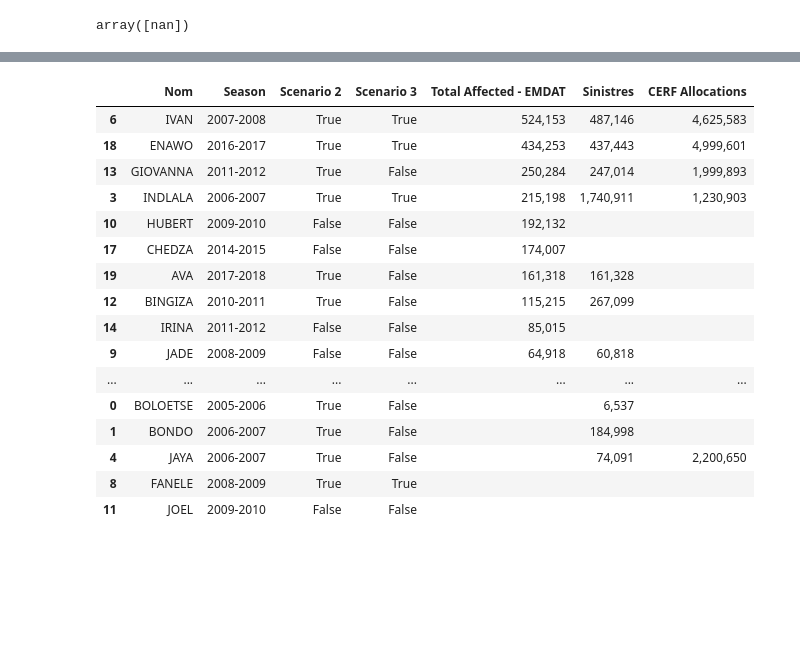
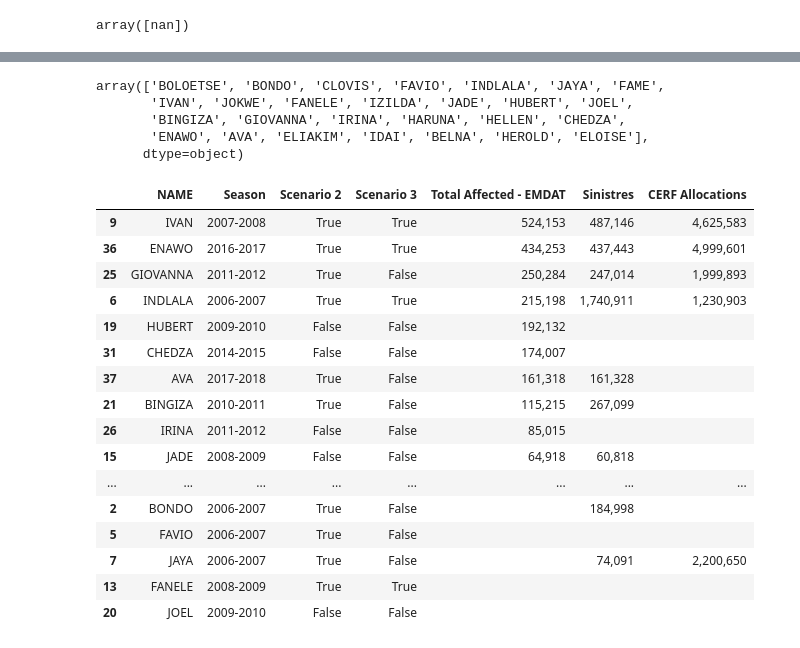
Before and after one commit to OCHA-DAP/ds-aa-mdg-storms, a Jupyter notebook: analysis/01.4_historical_testing_scenarios_ibtracs.ipynb, the cells around one changed output, grey strips where cells are left out. Cells and saved outputs as stored; diff of their text form; code cells hidden in the pictures; blank space fills up the shorter version.

```diff
--- a/analysis/01.4_historical_testing_scenarios_ibtracs.ipynb
+++ b/analysis/01.4_historical_testing_scenarios_ibtracs.ipynb
@@ -78,0 +90,8 @@ gdf_points_sel_2006 = gdf_points_sel_[gdf_points_sel_["year"] >= 2006]
+# %%
+gdf_points_sel_nobuff = gpd.sjoin(
+    gdf_points, gdf_adm0, how="inner", predicate="intersects"
+)
+gdf_points_sel_nobuff = gdf_points_sel_nobuff.sort_values("ISO_TIME")
+gdf_points_sel_2006_nobuff = gdf_points_sel_nobuff[
+    gdf_points_sel_nobuff["year"] >= 2006
+]
@@ -98,3 +139,11 @@ scenario3_storms = gdf_points_sel_2006[gdf_points_sel_2006["REU_WIND"] >= 90][
+# %%
+# Scenario 2.5
+scenario2_point_5_storms = np.union1d(
+    gdf_points_sel_2006_nobuff[gdf_points_sel_2006_nobuff["REU_WIND"] >= 64][
+        "NAME"
+    ].unique(),
+    scenario3_storms,
+)
 # %%
 cerf_emdat_df.columns
 # %% [output]
@@ -122,8 +199,9 @@ gdf_points_sel_2006.loc[:, "Season"] = gdf_points_sel_2006.apply(
 # %%
 # adding year and season to output
-cerf_emdat_df = cerf_emdat_df.merge(
+cerf_emdat_df = cerf_emdat.merge(
     gdf_points_sel_2006[["NAME", "Year", "Season"]].drop_duplicates(),
     left_on="Nom",
     right_on="NAME",
-    how="left",
+    how="right",
 )
+cerf_emdat_df["NAME"].unique()
@@ -130,18 +218,29 @@ cerf_emdat_df = cerf_emdat_df.merge(
+# %%
+cyclones_since_2006
+# %% [output]
+array(['BOLOETSE', 'BONDO', 'CLOVIS', 'FAVIO', 'INDLALA', 'JAYA', 'FAME',
+       'IVAN', 'JOKWE', 'FANELE', 'IZILDA', 'JADE', 'HUBERT', 'JOEL',
+       'BINGIZA', 'GIOVANNA', 'IRINA', 'HARUNA', 'HELLEN', 'CHEDZA',
+       'ENAWO', 'AVA', 'ELIAKIM', 'IDAI', 'BELNA', 'HEROLD', 'ELOISE'],
+      dtype=object)
 # %%
-cerf_emdat_df = cerf_emdat_df[cerf_emdat_df["Nom"].isin(cyclones_since_2006)]
+cerf_emdat_df = cerf_emdat_df[cerf_emdat_df["NAME"].isin(cyclones_since_2006)]
 # %%
 cerf_emdat_df["Scenario 2"] = [
-    storm in scenario2_storms for storm in cerf_emdat_df["Nom"]
+    storm in scenario2_storms for storm in cerf_emdat_df["NAME"]
 ]
 cerf_emdat_df["Scenario 3"] = [
-    storm in scenario3_storms for storm in cerf_emdat_df["Nom"]
+    storm in scenario3_storms for storm in cerf_emdat_df["NAME"]
 ]
-
+cerf_emdat_df["Scenario 2.5"] = [
+    storm in scenario2_point_5_storms for storm in cerf_emdat_df["Nom"]
+]
 df = cerf_emdat_df[
     [
-        "Nom",
+        "NAME",
         "Season",
         "Scenario 2",
+        # "Scenario 2.5",
         "Scenario 3",
         "Total Affected - EMDAT",
         "Sinistres",
@@ -184,47 +283,48 @@ styled_df = (
         highlight_true,
         subset=[
             "Scenario 2",
+            # "Scenario 2.5",
             "Scenario 3",
         ],
     )
     .map(color_bar_affected, subset=["Total Affected - EMDAT"])
     .map(color_bar_sinistres, subset=["Sinistres"])
     .map(color_bar_cerf, subset=["CERF Allocations"])
     .format(
         {
             "Total Affected - EMDAT": lambda x: (
                 f"{int(x):,}" if pd.notna(x) else ""
             ),  # Format with commas, no decimals, NaN as blank
             "Sinistres": lambda x: (
                 f"{int(x):,}" if pd.notna(x) else ""
             ),  # Format with commas, no decimals, NaN as blank
             "CERF Allocations": lambda x: (
                 f"{int(x):,}" if pd.notna(x) else ""
             ),  # Format with commas, no decimals, NaN as blank
         }
     )
     .set_table_styles(
         {"": [{"selector": "table", "props": "background-color: white;"}]}
     )
 )
 
 # Display the styled DataFrame
 styled_df
 # %% [output]
-|  | Nom | Season | Scenario 2 | Scenario 3 | Total Affected - EMDAT | Sinistres | CERF Allocations |
-| 6 | IVAN | 2007-2008 | True | True | 524,153 | 487,146 | 4,625,583 |
-| 18 | ENAWO | 2016-2017 | True | True | 434,253 | 437,443 | 4,999,601 |
-| 13 | GIOVANNA | 2011-2012 | True | False | 250,284 | 247,014 | 1,999,893 |
-| 3 | INDLALA | 2006-2007 | True | True | 215,198 | 1,740,911 | 1,230,903 |
-| 10 | HUBERT | 2009-2010 | False | False | 192,132 |  |  |
-| 17 | CHEDZA | 2014-2015 | False | False | 174,007 |  |  |
-| 19 | AVA | 2017-2018 | True | False | 161,318 | 161,328 |  |
-| 12 | BINGIZA | 2010-2011 | True | False | 115,215 | 267,099 |  |
-| 14 | IRINA | 2011-2012 | False | False | 85,015 |  |  |
-| 9 | JADE | 2008-2009 | False | False | 64,918 | 60,818 |  |
+|  | NAME | Season | Scenario 2 | Scenario 3 | Total Affected - EMDAT | Sinistres | CERF Allocations |
+| 9 | IVAN | 2007-2008 | True | True | 524,153 | 487,146 | 4,625,583 |
+| 36 | ENAWO | 2016-2017 | True | True | 434,253 | 437,443 | 4,999,601 |
+| 25 | GIOVANNA | 2011-2012 | True | False | 250,284 | 247,014 | 1,999,893 |
+| 6 | INDLALA | 2006-2007 | True | True | 215,198 | 1,740,911 | 1,230,903 |
+| 19 | HUBERT | 2009-2010 | False | False | 192,132 |  |  |
+| 31 | CHEDZA | 2014-2015 | False | False | 174,007 |  |  |
+| 37 | AVA | 2017-2018 | True | False | 161,318 | 161,328 |  |
+| 21 | BINGIZA | 2010-2011 | True | False | 115,215 | 267,099 |  |
+| 26 | IRINA | 2011-2012 | False | False | 85,015 |  |  |
+| 15 | JADE | 2008-2009 | False | False | 64,918 | 60,818 |  |
 | ... | ... | ... | ... | ... | ... | ... | ... |
-| 0 | BOLOETSE | 2005-2006 | True | False |  | 6,537 |  |
-| 1 | BONDO | 2006-2007 | True | False |  | 184,998 |  |
-| 4 | JAYA | 2006-2007 | True | False |  | 74,091 | 2,200,650 |
-| 8 | FANELE | 2008-2009 | True | True |  |  |  |
-| 11 | JOEL | 2009-2010 | False | False |  |  |  |
+| 2 | BONDO | 2006-2007 | True | False |  | 184,998 |  |
+| 5 | FAVIO | 2006-2007 | True | False |  |  |  |
+| 7 | JAYA | 2006-2007 | True | False |  | 74,091 | 2,200,650 |
+| 13 | FANELE | 2008-2009 | True | True |  |  |  |
+| 20 | JOEL | 2009-2010 | False | False |  |  |  |
```
Also changed, not shown: parts of 19 cells of this notebook.
